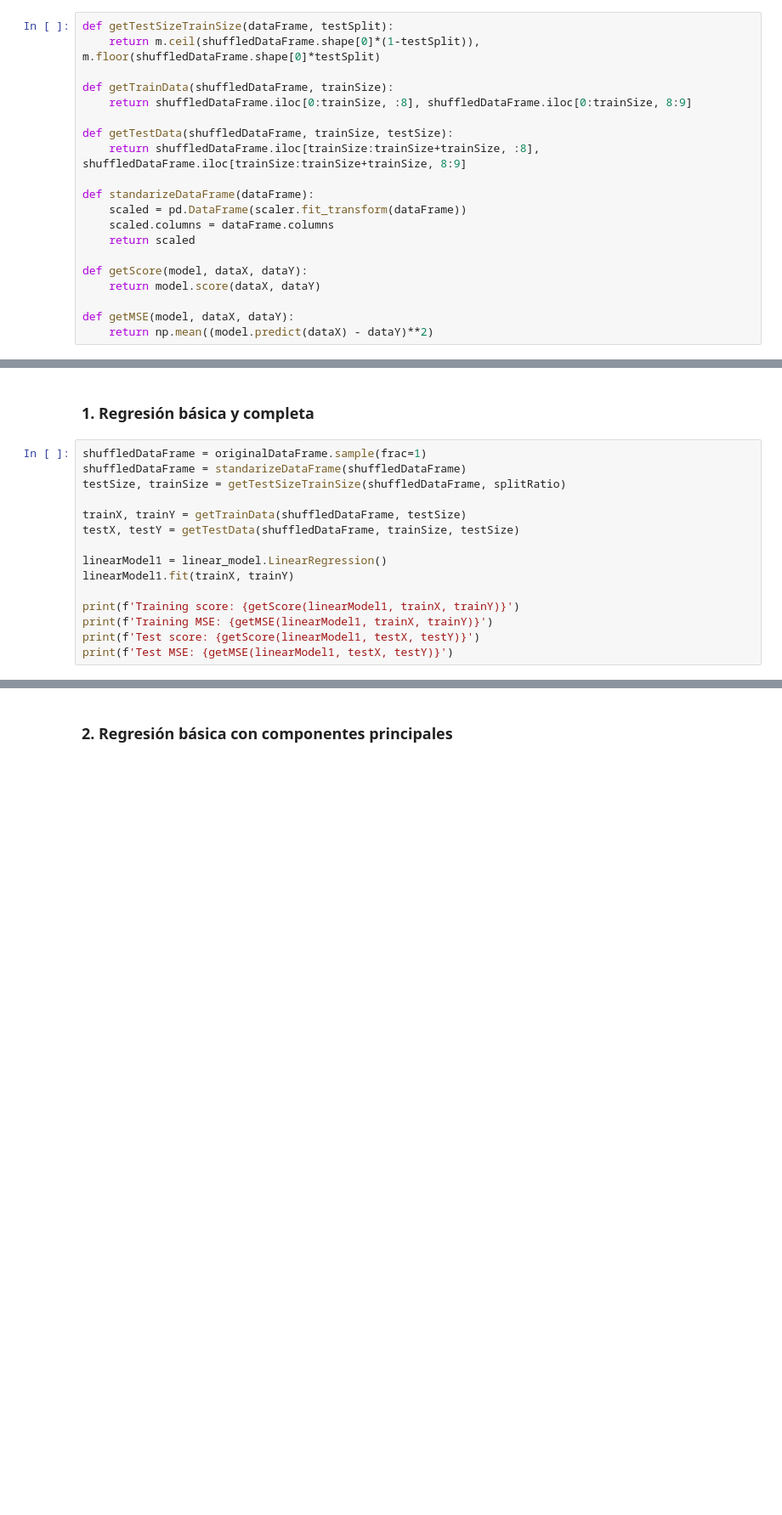
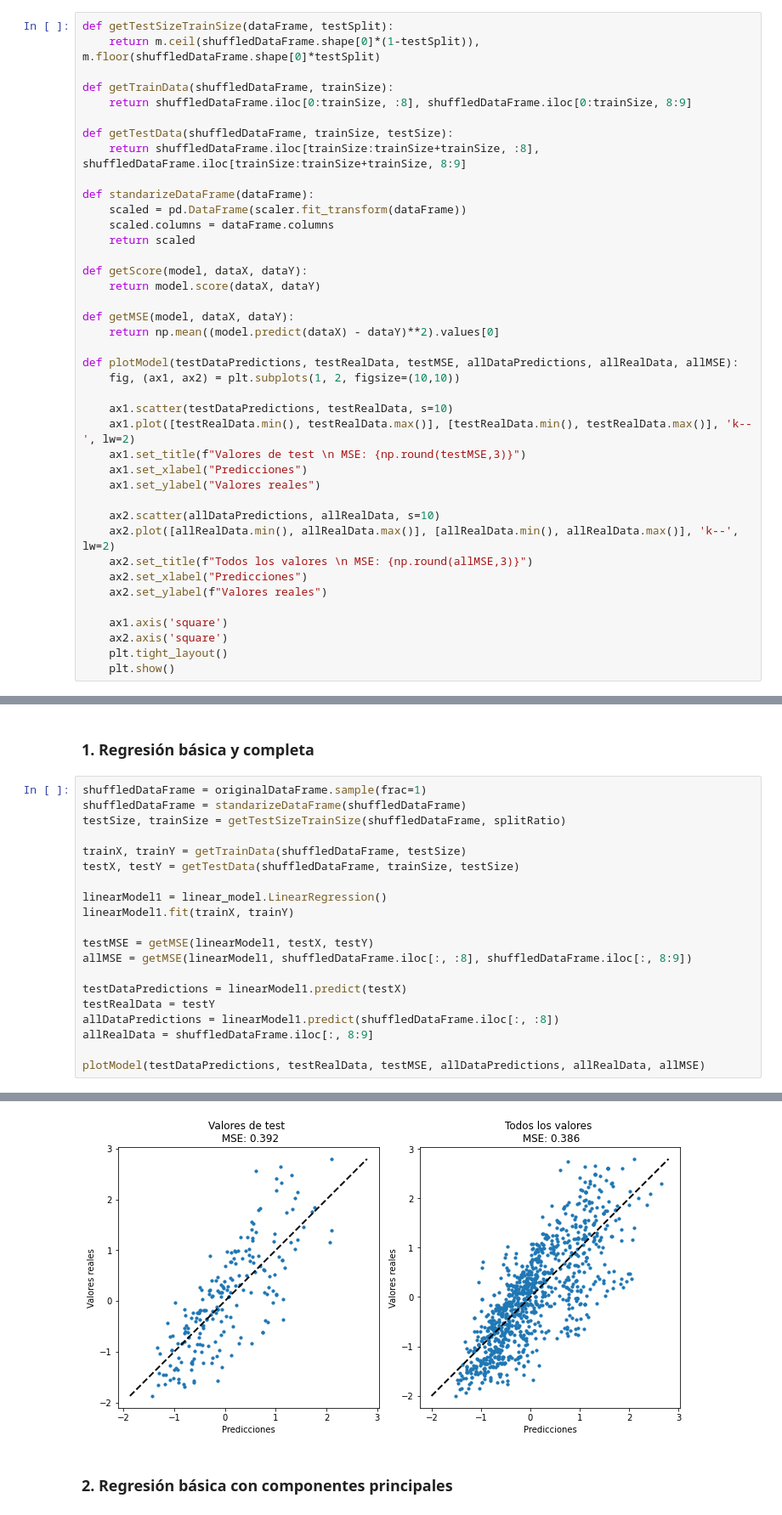
Before and after one commit to juankasv99/APC_Concrete_MPa, a Jupyter notebook: ConcreteMPa_LinearRegression.ipynb, the cells around one changed output, grey strips where cells are left out. Shown at 85% size. Drawn from its saved outputs; the diff is of its cells as text; blank space fills up the shorter version.

```diff
--- a/ConcreteMPa_LinearRegression.ipynb
+++ b/ConcreteMPa_LinearRegression.ipynb
@@ -28,7 +28,27 @@ def getScore(model, dataX, dataY):
     return model.score(dataX, dataY)
 
 def getMSE(model, dataX, dataY):
-    return np.mean((model.predict(dataX) - dataY)**2)
+    return np.mean((model.predict(dataX) - dataY)**2).values[0]
+
+def plotModel(testDataPredictions, testRealData, testMSE, allDataPredictions, allRealData, allMSE):
+    fig, (ax1, ax2) = plt.subplots(1, 2, figsize=(10,10))
+
+    ax1.scatter(testDataPredictions, testRealData, s=10)
+    ax1.plot([testRealData.min(), testRealData.max()], [testRealData.min(), testRealData.max()], 'k--', lw=2)
+    ax1.set_title(f"Valores de test \n MSE: {np.round(testMSE,3)}")
+    ax1.set_xlabel("Predicciones")
+    ax1.set_ylabel("Valores reales")
+
+    ax2.scatter(allDataPredictions, allRealData, s=10)
+    ax2.plot([allRealData.min(), allRealData.max()], [allRealData.min(), allRealData.max()], 'k--', lw=2)
+    ax2.set_title(f"Todos los valores \n MSE: {np.round(allMSE,3)}")
+    ax2.set_xlabel("Predicciones")
+    ax2.set_ylabel(f"Valores reales")
+
+    ax1.axis('square')
+    ax2.axis('square')
+    plt.tight_layout()
+    plt.show()
 # %%
 originalDataFrame = pd.read_csv('Database/Concrete_Data_Yeh.csv')
 splitRatio = 0.2
@@ -45,8 +65,13 @@ testX, testY = getTestData(shuffledDataFrame, trainSize, testSize)
 linearModel1 = linear_model.LinearRegression()
 linearModel1.fit(trainX, trainY)
 
-print(f'Training score: {getScore(linearModel1, trainX, trainY)}')
-print(f'Training MSE: {getMSE(linearModel1, trainX, trainY)}')
-print(f'Test score: {getScore(linearModel1, testX, testY)}')
-print(f'Test MSE: {getMSE(linearModel1, testX, testY)}')
+testMSE = getMSE(linearModel1, testX, testY)
+allMSE = getMSE(linearModel1, shuffledDataFrame.iloc[:, :8], shuffledDataFrame.iloc[:, 8:9])
+
+testDataPredictions = linearModel1.predict(testX)
+testRealData = testY
+allDataPredictions = linearModel1.predict(shuffledDataFrame.iloc[:, :8])
+allRealData = shuffledDataFrame.iloc[:, 8:9]
+
+plotModel(testDataPredictions, testRealData, testMSE, allDataPredictions, allRealData, allMSE)
 # %% [output]
@@ -59,3 +78,4 @@ dtype: float64
+[figure, added]
 # %% [markdown]
 ### 2. Regresión básica con componentes principales
 # %%
```
Also changed, not shown: parts of 5 cells of this notebook.
